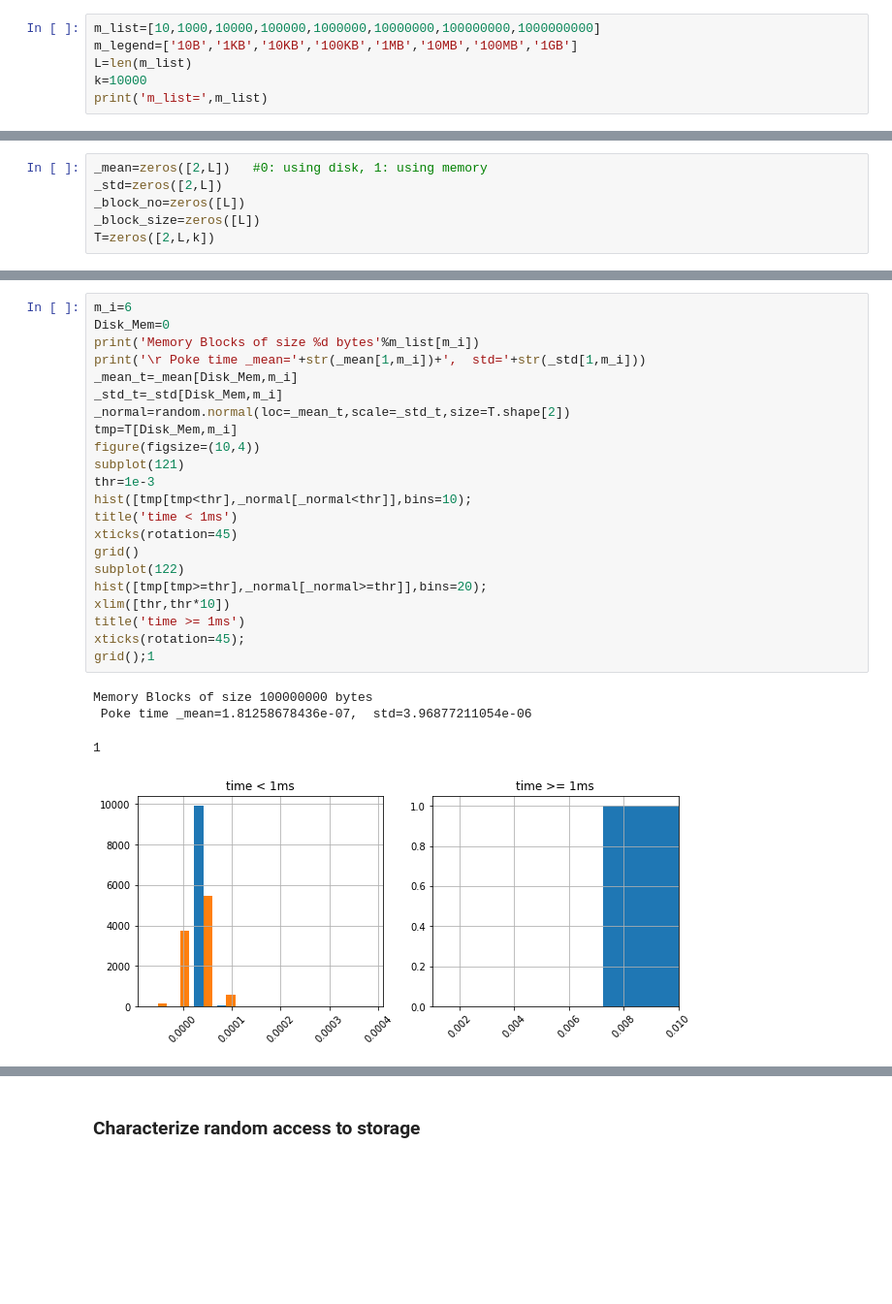
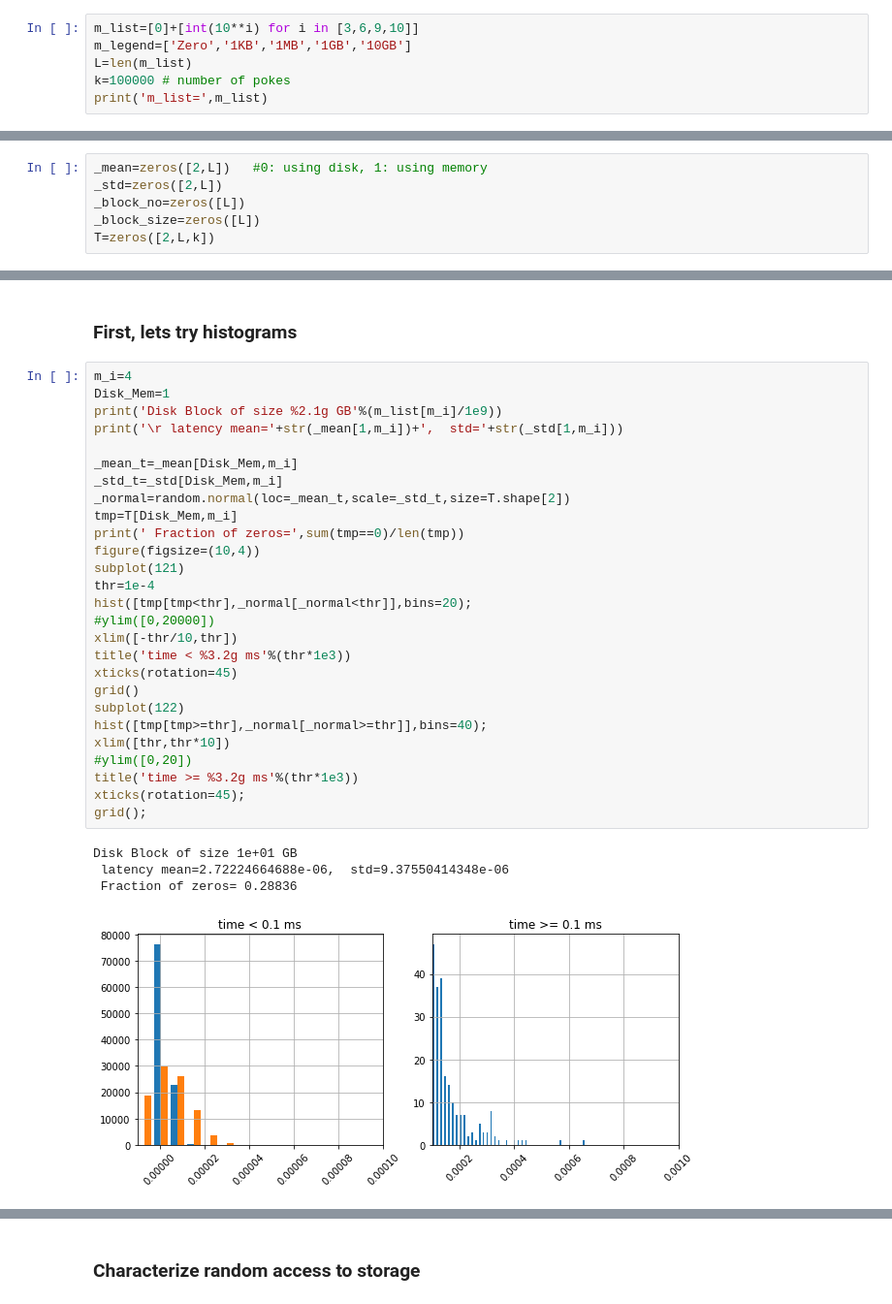
Before and after one commit to ucsd-edx/edX-Micro-Master-in-Data-Science, a Jupyter notebook: big-data-analytics-using-spark/notebooks/Section1-Basics/0.MemoryLatency/02_measuring_performance_of_memory_hierarchy_MASTER.ipynb, the cells around one changed output, grey strips where cells are left out. Shown: that part at 97% size. Drawn from its saved outputs; the diff is of its cells as text; blank space fills up the shorter version.

```diff
--- a/big-data-analytics-using-spark/notebooks/Section1-Basics/0.MemoryLatency/02_measuring_performance_of_memory_hierarchy_MASTER.ipynb
+++ b/big-data-analytics-using-spark/notebooks/Section1-Basics/0.MemoryLatency/02_measuring_performance_of_memory_hierarchy_MASTER.ipynb
@@ -52,8 +155,8 @@ Latency is the time difference between:
 * We analyze the **distribution** of the latencies as a function of the size of the array.
 # %%
-m_list=[10,1000,10000,100000,1000000,10000000,100000000,1000000000]
-m_legend=['10B','1KB','10KB','100KB','1MB','10MB','100MB','1GB']
+m_list=[0]+[int(10**i) for i in [3,6,9,10]]
+m_legend=['Zero','1KB','1MB','1GB','10GB']
 L=len(m_list)
-k=10000
+k=100000 # number of pokes
 print('m_list=',m_list)
 # %% [output]
@@ -135,27 +257,34 @@ Memory pokes _mean=7.60756492615e-07, Memory _std=6.3851225343e-06
+# %% [markdown]
+### First, lets try histograms
 # %%
-m_i=6
-Disk_Mem=0
-print('Memory Blocks of size %d bytes'%m_list[m_i])
-print('\r Poke time _mean='+str(_mean[1,m_i])+',  std='+str(_std[1,m_i]))
+m_i=4
+Disk_Mem=1
+print('Disk Block of size %2.1g GB'%(m_list[m_i]/1e9))
+print('\r latency mean='+str(_mean[1,m_i])+',  std='+str(_std[1,m_i]))
+
 _mean_t=_mean[Disk_Mem,m_i]
 _std_t=_std[Disk_Mem,m_i]
 _normal=random.normal(loc=_mean_t,scale=_std_t,size=T.shape[2])
 tmp=T[Disk_Mem,m_i]
+print(' Fraction of zeros=',sum(tmp==0)/len(tmp))
 figure(figsize=(10,4))
 subplot(121)
-thr=1e-3
-hist([tmp[tmp<thr],_normal[_normal<thr]],bins=10);
-title('time < 1ms')
+thr=1e-4
+hist([tmp[tmp<thr],_normal[_normal<thr]],bins=20);
+#ylim([0,20000])
+xlim([-thr/10,thr])
+title('time < %3.2g ms'%(thr*1e3))
 xticks(rotation=45)
 grid()
 subplot(122)
-hist([tmp[tmp>=thr],_normal[_normal>=thr]],bins=20);
+hist([tmp[tmp>=thr],_normal[_normal>=thr]],bins=40);
 xlim([thr,thr*10])
-title('time >= 1ms')
+#ylim([0,20])
+title('time >= %3.2g ms'%(thr*1e3))
 xticks(rotation=45);
-grid();1
+grid();
 # %% [output]
-Memory Blocks of size 100000000 bytes
- Poke time _mean=1.81258678436e-07,  std=3.96877211054e-06
+Disk Block of size 1e+01 GB
+ latency mean=2.72224664688e-06,  std=9.37550414348e-06
+ Fraction of zeros= 0.28836
-1
-[figure, old version]
+[figure, new version]
```
Also changed, not shown: parts of 68 cells of this notebook, 16 other files.
